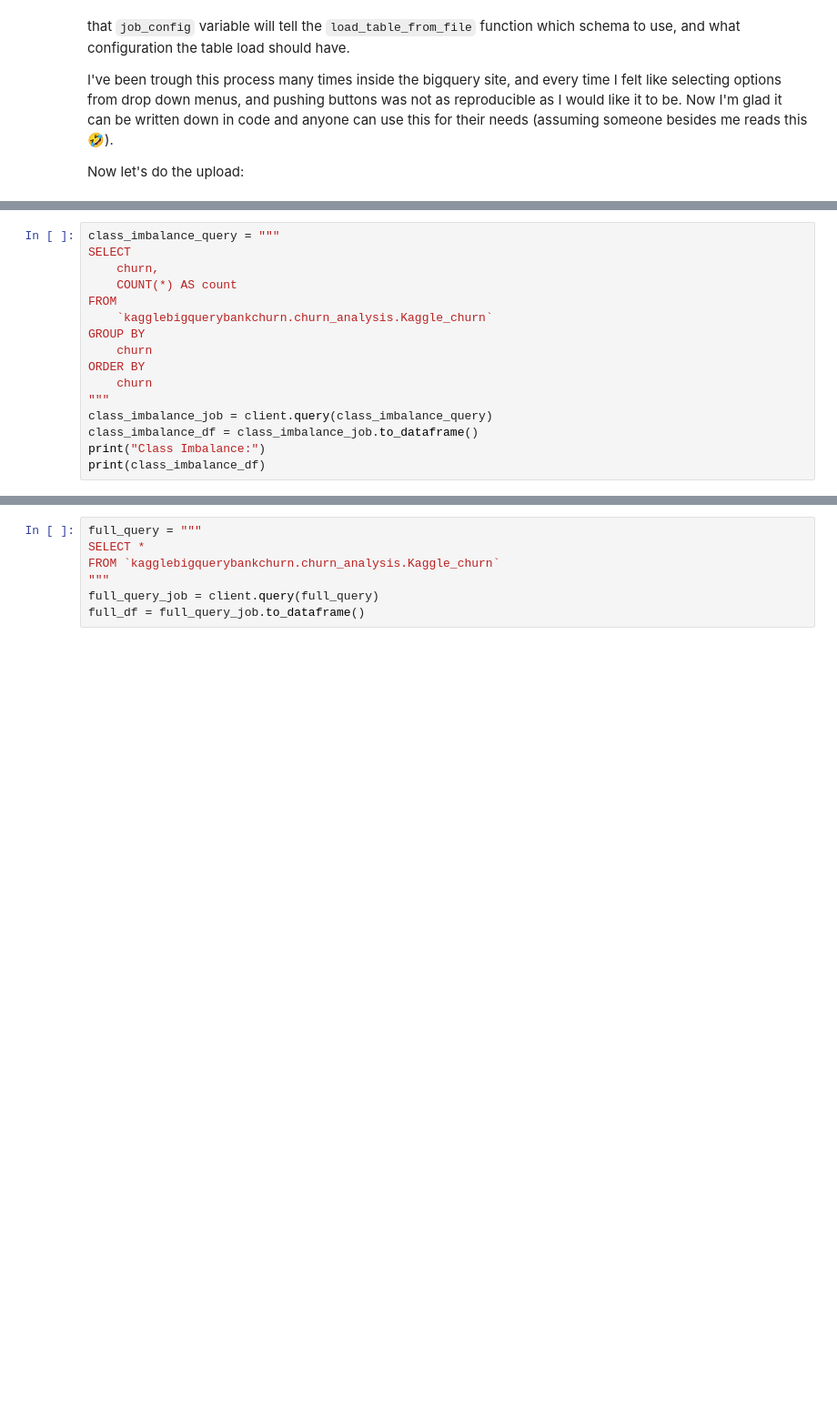
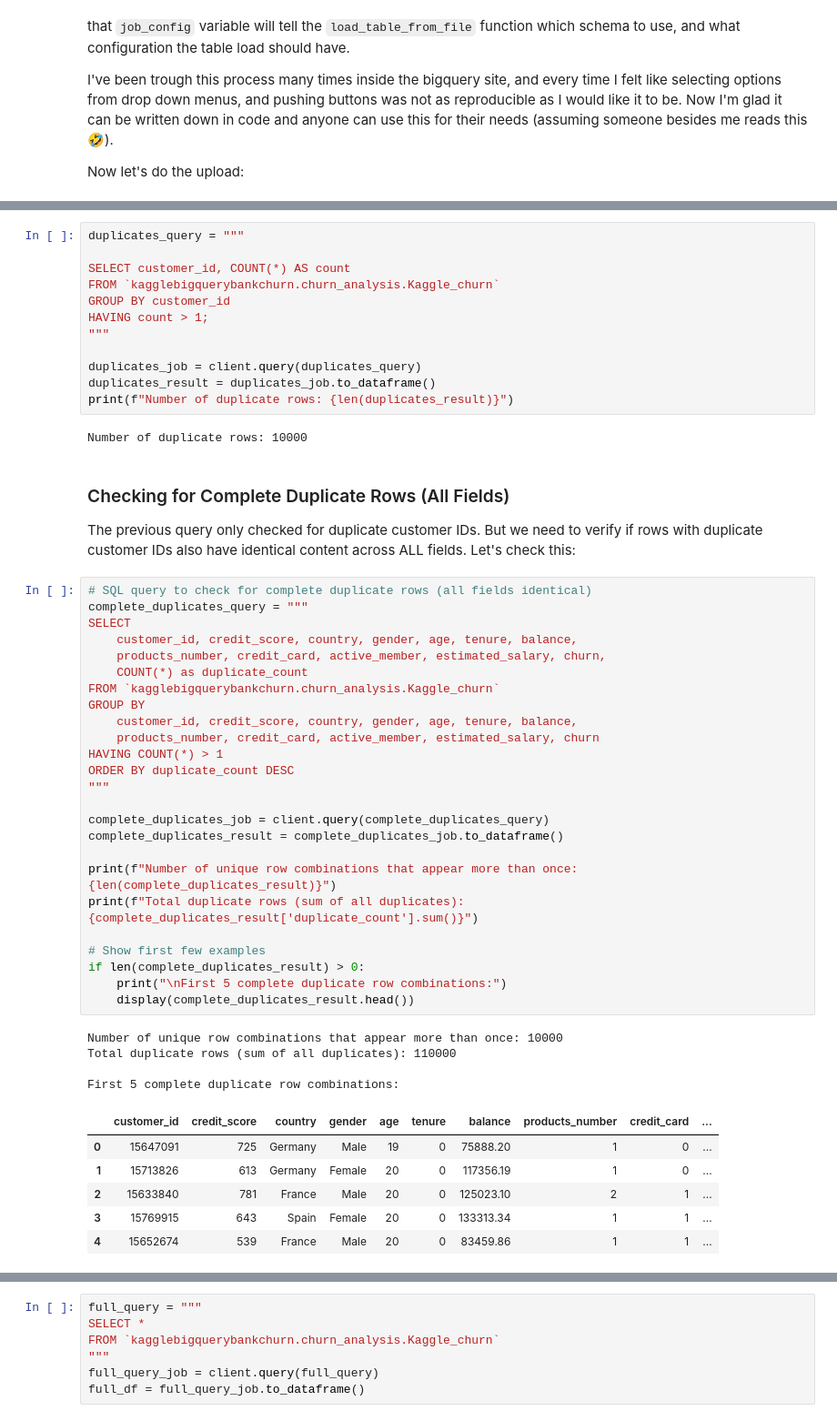
Before and after one commit to afbeltranr/ABCBankChurnRate, a Jupyter notebook: notebooks/ExploratoryDA.ipynb, the cells around one changed output, grey strips where cells are left out. Shown at 91% size. Cells and saved outputs as stored; diff of their text form; blank space fills up the shorter version.

Commit message:
solved the issue of duplicated values, thanks to claude sonnet 4 in agent mode. now we can move on to EDA and modelling safely

```diff
--- a/notebooks/ExploratoryDA.ipynb
+++ b/notebooks/ExploratoryDA.ipynb
@@ -194,16 +243,54 @@ Let's check the class imbalance in this dataset, and see how many positive and n
 # %%
-class_imbalance_query = """
-SELECT
-    churn,
-    COUNT(*) AS count
-FROM
-    `kagglebigquerybankchurn.churn_analysis.Kaggle_churn`
-GROUP BY
-    churn
-ORDER BY
-    churn
+duplicates_query = """
+
+SELECT customer_id, COUNT(*) AS count
+FROM `kagglebigquerybankchurn.churn_analysis.Kaggle_churn`
+GROUP BY customer_id
+HAVING count > 1;
 """
-class_imbalance_job = client.query(class_imbalance_query)
-class_imbalance_df = class_imbalance_job.to_dataframe()
-print("Class Imbalance:")
-print(class_imbalance_df)
+
+duplicates_job = client.query(duplicates_query)
+duplicates_result = duplicates_job.to_dataframe()
+print(f"Number of duplicate rows: {len(duplicates_result)}")
+# %% [output]
+Number of duplicate rows: 10000
+# %% [markdown]
+### Checking for Complete Duplicate Rows (All Fields)
+
+The previous query only checked for duplicate customer IDs. But we need to verify if rows with duplicate customer IDs also have identical content across ALL fields. Let's check this:
+# %%
+# SQL query to check for complete duplicate rows (all fields identical)
+complete_duplicates_query = """
+SELECT
+    customer_id, credit_score, country, gender, age, tenure, balance,
+    products_number, credit_card, active_member, estimated_salary, churn,
+    COUNT(*) as duplicate_count
+FROM `kagglebigquerybankchurn.churn_analysis.Kaggle_churn`
+GROUP BY
+    customer_id, credit_score, country, gender, age, tenure, balance,
+    products_number, credit_card, active_member, estimated_salary, churn
+HAVING COUNT(*) > 1
+ORDER BY duplicate_count DESC
+"""
+
+complete_duplicates_job = client.query(complete_duplicates_query)
+complete_duplicates_result = complete_duplicates_job.to_dataframe()
+
+print(f"Number of unique row combinations that appear more than once: {len(complete_duplicates_result)}")
+print(f"Total duplicate rows (sum of all duplicates): {complete_duplicates_result['duplicate_count'].sum()}")
+
+# Show first few examples
+if len(complete_duplicates_result) > 0:
+    print("\nFirst 5 complete duplicate row combinations:")
+    display(complete_duplicates_result.head())
+# %% [output]
+Number of unique row combinations that appear more than once: 10000
+Total duplicate rows (sum of all duplicates): 110000
+
+First 5 complete duplicate row combinations:
+|  | customer_id | credit_score | country | gender | age | tenure | balance | products_number | credit_card | ... |
+| 0 | 15647091 | 725 | Germany | Male | 19 | 0 | 75888.20 | 1 | 0 | ... |
+| 1 | 15713826 | 613 | Germany | Female | 20 | 0 | 117356.19 | 1 | 0 | ... |
+| 2 | 15633840 | 781 | France | Male | 20 | 0 | 125023.10 | 2 | 1 | ... |
+| 3 | 15769915 | 643 | Spain | Female | 20 | 0 | 133313.34 | 1 | 1 | ... |
+| 4 | 15652674 | 539 | France | Male | 20 | 0 | 83459.86 | 1 | 1 | ... |
```
Also changed, not shown: parts of 76 cells of this notebook.
